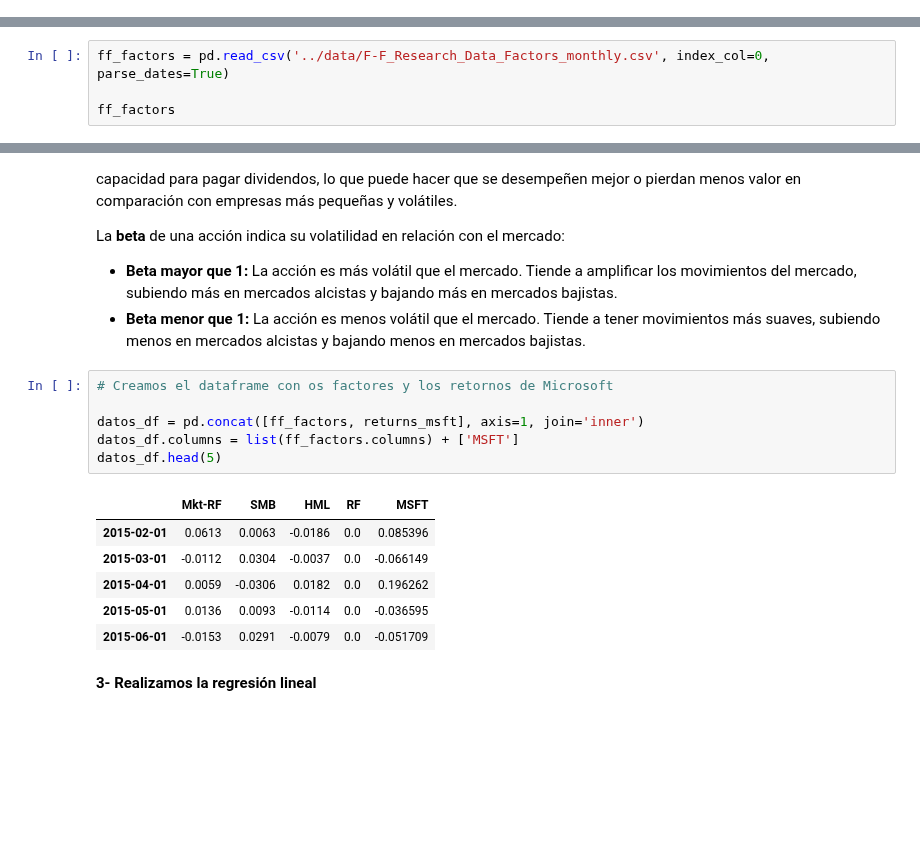
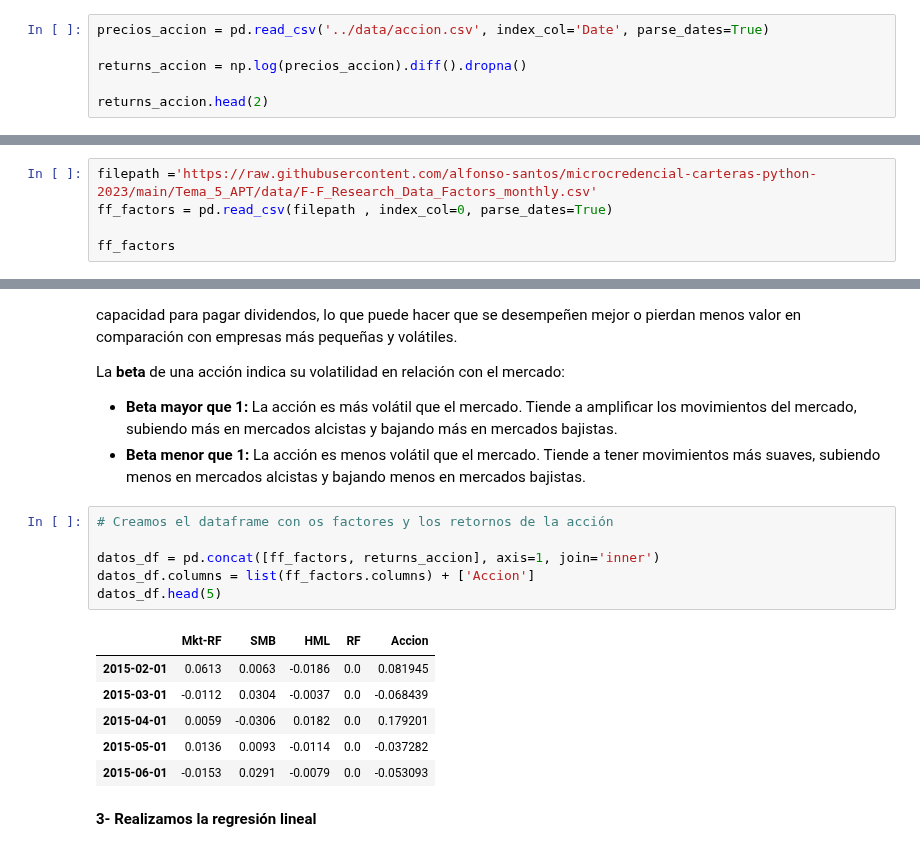
Before and after one commit to alfonso-santos/microcredencial-carteras-python-2023, a Jupyter notebook: Tema_5_APT/src/APT.ipynb, the cells around one changed output, grey strips where cells are left out. Saved outputs shown, nothing was run; the diff lists cells and outputs as text; blank space fills up the shorter version.

```diff
--- a/Tema_5_APT/src/APT.ipynb
+++ b/Tema_5_APT/src/APT.ipynb
@@ -420,0 +398,6 @@ Name: Adj Close, Length: 107, dtype: float64
+# %%
+precios_accion = pd.read_csv('../data/accion.csv', index_col='Date', parse_dates=True)
+
+returns_accion = np.log(precios_accion).diff().dropna()
+
+returns_accion.head(2)
@@ -421,7 +409,8 @@ Name: Adj Close, Length: 107, dtype: float64
 # %% [markdown]
 **2- Nos bajamos los factores de un fichero ya descargado y limpio**
 # %%
-ff_factors = pd.read_csv('../data/F-F_Research_Data_Factors_monthly.csv', index_col=0, parse_dates=True)
+filepath ='https://raw.githubusercontent.com/alfonso-santos/microcredencial-carteras-python-2023/main/Tema_5_APT/data/F-F_Research_Data_Factors_monthly.csv'
+ff_factors = pd.read_csv(filepath , index_col=0, parse_dates=True)
 
 ff_factors
 # %% [output]
@@ -496,18 +488,18 @@ La **beta** de una acción indica su volatilidad en relación con el mercado:
 - **Beta mayor que 1:** La acción es más volátil que el mercado. Tiende a amplificar los movimientos del mercado, subiendo más en mercados alcistas y bajando más en mercados bajistas.
 - **Beta menor que 1:** La acción es menos volátil que el mercado. Tiende a tener movimientos más suaves, subiendo menos en mercados alcistas y bajando menos en mercados bajistas.
 # %%
-# Creamos el dataframe con os factores y los retornos de Microsoft
+# Creamos el dataframe con os factores y los retornos de la acción
 
-datos_df = pd.concat([ff_factors, returns_msft], axis=1, join='inner')
-datos_df.columns = list(ff_factors.columns) + ['MSFT']
+datos_df = pd.concat([ff_factors, returns_accion], axis=1, join='inner')
+datos_df.columns = list(ff_factors.columns) + ['Accion']
 datos_df.head(5)
 # %% [output]
-|  | Mkt-RF | SMB | HML | RF | MSFT |
-| 2015-02-01 | 0.0613 | 0.0063 | -0.0186 | 0.0 | 0.085396 |
-| 2015-03-01 | -0.0112 | 0.0304 | -0.0037 | 0.0 | -0.066149 |
-| 2015-04-01 | 0.0059 | -0.0306 | 0.0182 | 0.0 | 0.196262 |
-| 2015-05-01 | 0.0136 | 0.0093 | -0.0114 | 0.0 | -0.036595 |
-| 2015-06-01 | -0.0153 | 0.0291 | -0.0079 | 0.0 | -0.051709 |
+|  | Mkt-RF | SMB | HML | RF | Accion |
+| 2015-02-01 | 0.0613 | 0.0063 | -0.0186 | 0.0 | 0.081945 |
+| 2015-03-01 | -0.0112 | 0.0304 | -0.0037 | 0.0 | -0.068439 |
+| 2015-04-01 | 0.0059 | -0.0306 | 0.0182 | 0.0 | 0.179201 |
+| 2015-05-01 | 0.0136 | 0.0093 | -0.0114 | 0.0 | -0.037282 |
+| 2015-06-01 | -0.0153 | 0.0291 | -0.0079 | 0.0 | -0.053093 |
 # %% [markdown]
 **3- Realizamos la regresión lineal**
 # %%
```
Also changed, not shown: parts of 14 cells of this notebook, 2 other files.
